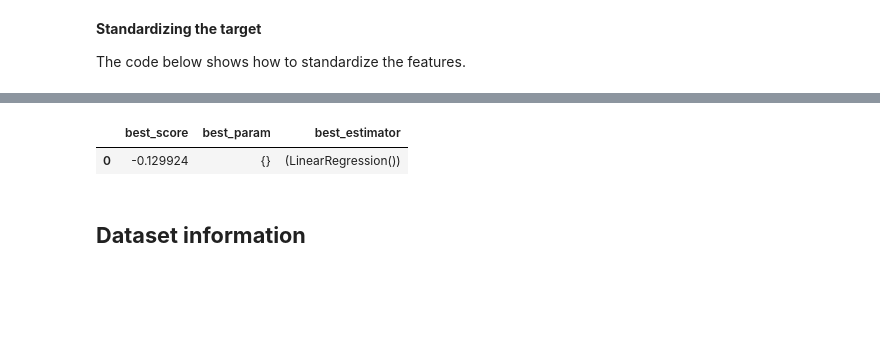
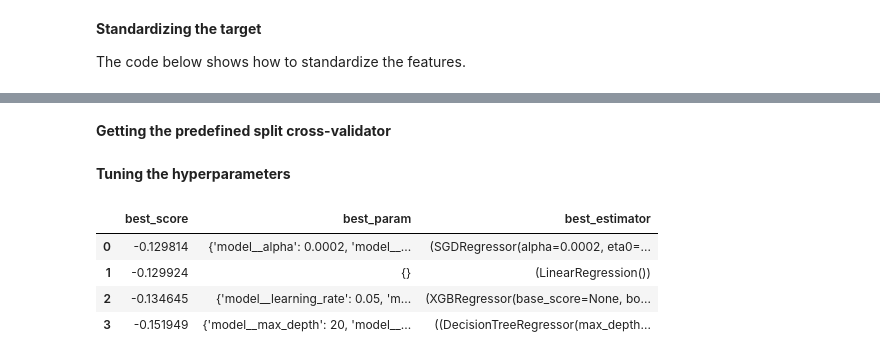
Before and after one commit to Simba-gwu/Machine_learning_project, a Jupyter notebook: Used_Car_Price_Prediction.ipynb, the cells around one changed output, grey strips where cells are left out. Cells and saved outputs as stored; diff of their text form; code cells hidden in the pictures; blank space fills up the shorter version.

Commit message:
Add one model

```diff
--- a/Used_Car_Price_Prediction.ipynb
+++ b/Used_Car_Price_Prediction.ipynb
@@ -639,0 +675,2 @@ param_grids['lr'] = [{}]
+# %% [markdown]
+**Getting the predefined split cross-validator**
@@ -639,0 +684,25 @@ param_grids['lr'] = [{}]
+# %%
+from sklearn.pipeline import Pipeline
+
+pipes = {}
+
+for acronym, model in models.items():
+    pipes[acronym] = Pipeline([('model', model)])
+
+param_grids = {
+    'lr': [{}],
+    'xgb': [{
+        'model__n_estimators': [100, 200, 300],
+        'model__max_depth': [3, 5, 7],
+        'model__learning_rate': [0.01, 0.05, 0.1]
+    }],
+    'sgd': [{
+        'model__eta0': [0.0038, 0.0039, 0.0040, 0.0041, 0.0042],
+        'model__alpha': [0.0002, 0.00025, 0.0003, 0.00035, 0.0004]
+    }],
+    'rf': [{
+        'model__n_estimators': [100, 200, 300],
+        'model__max_depth': [None, 10, 20],
+        'model__min_samples_split': [2, 5, 10]
+    }]
+}
@@ -640,8 +714,7 @@ param_grids['lr'] = [{}]
+# %% [markdown]
+**Tuning the hyperparameters**
 # %%
-# Creating the directory for the cv results produced by GridSearchCV
-directory = os.path.dirname(abspath_curr + 'result/cv_results/GridSearchCV/')
-if not os.path.exists(directory):
-    os.makedirs(directory)
+from sklearn.model_selection import GridSearchCV
 
 # The list of [best_score_, best_params_, best_estimator_] obtained by GridSearchCV
 best_score_params_estimator_gs = []
@@ -659,40 +732,37 @@ for acronym in pipes.keys():
     # Fit the pipeline
     gs = gs.fit(X_train_val, y_train_val)
 
     # Update best_score_params_estimator_gs
     best_score_params_estimator_gs.append([gs.best_score_, gs.best_params_, gs.best_estimator_])
 
     # Sort cv_results in ascending order of 'rank_test_score' and 'std_test_score'
     cv_results = pd.DataFrame.from_dict(gs.cv_results_).sort_values(by=['rank_test_score', 'std_test_score'])
 
     # Get the important columns in cv_results
     important_columns = ['rank_test_score',
                          'mean_test_score',
                          'std_test_score',
                          'mean_train_score',
                          'std_train_score',
                          'mean_fit_time',
                          'std_fit_time',
                          'mean_score_time',
                          'std_score_time']
 
     # Move the important columns ahead
     cv_results = cv_results[important_columns + sorted(list(set(cv_results.columns) - set(important_columns)))]
 
     # Write cv_results file
-    cv_results.to_csv(path_or_buf=abspath_curr + 'result/cv_results/GridSearchCV/' + acronym + '.csv',
-                      index=False)
+    cv_results.to_csv(path_or_buf=abspath_curr + '/result/mnist/cv_results/GridSearchCV/' + acronym + '.csv', index=False)
 
 # Sort best_score_params_estimator_gs in descending order of the best_score_
-best_score_params_estimator_gs = sorted(best_score_params_estimator_gs,
-                                        key=lambda x: x[0],
-                                        reverse=True)
+best_score_params_estimator_gs = sorted(best_score_params_estimator_gs, key=lambda x : x[0], reverse=True)
 
 # Print best_score_params_estimator_gs
-pd.DataFrame(best_score_params_estimator_gs,
-             columns=['best_score', 'best_param', 'best_estimator'])
+pd.DataFrame(best_score_params_estimator_gs, columns=['best_score', 'best_param', 'best_estimator'])
 # %% [output]
 |  | best_score | best_param | best_estimator |
-| 0 | -0.129924 | {} | (LinearRegression()) |
+| 0 | -0.129814 | {'model__alpha': 0.0002, 'model__... | (SGDRegressor(alpha=0.0002, eta0=... |
+| 1 | -0.129924 | {} | (LinearRegression()) |
+| 2 | -0.134645 | {'model__learning_rate': 0.05, 'm... | (XGBRegressor(base_score=None, bo... |
+| 3 | -0.151949 | {'model__max_depth': 20, 'model__... | ((DecisionTreeRegressor(max_depth... |
-# %% [markdown]
-## **Dataset information**
```
Also changed, not shown: parts of 49 cells of this notebook.
